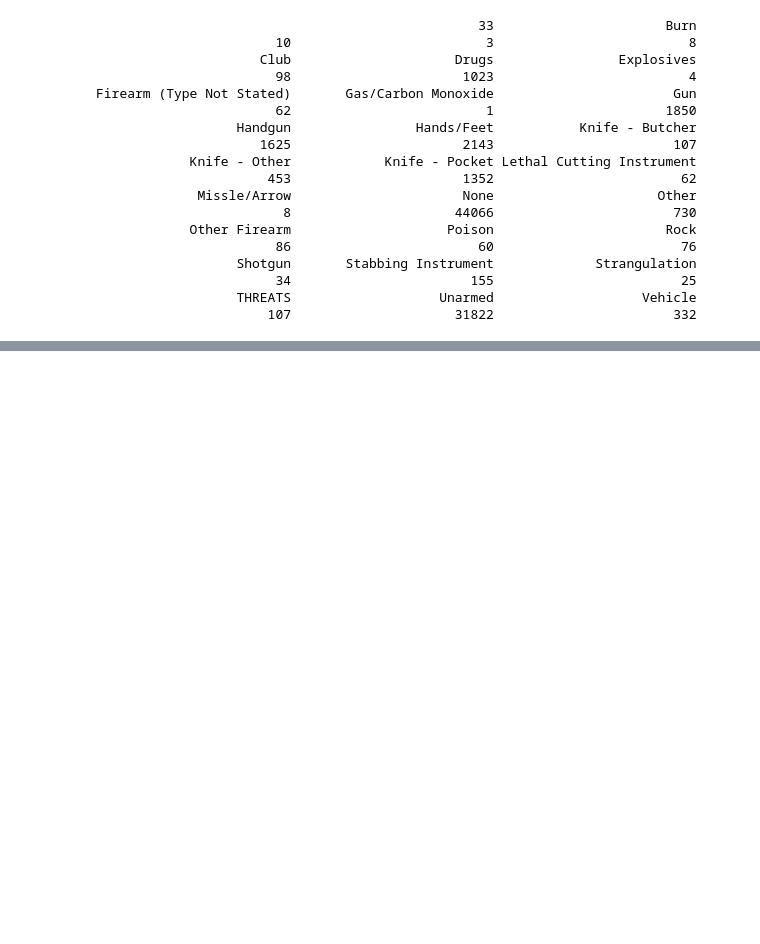
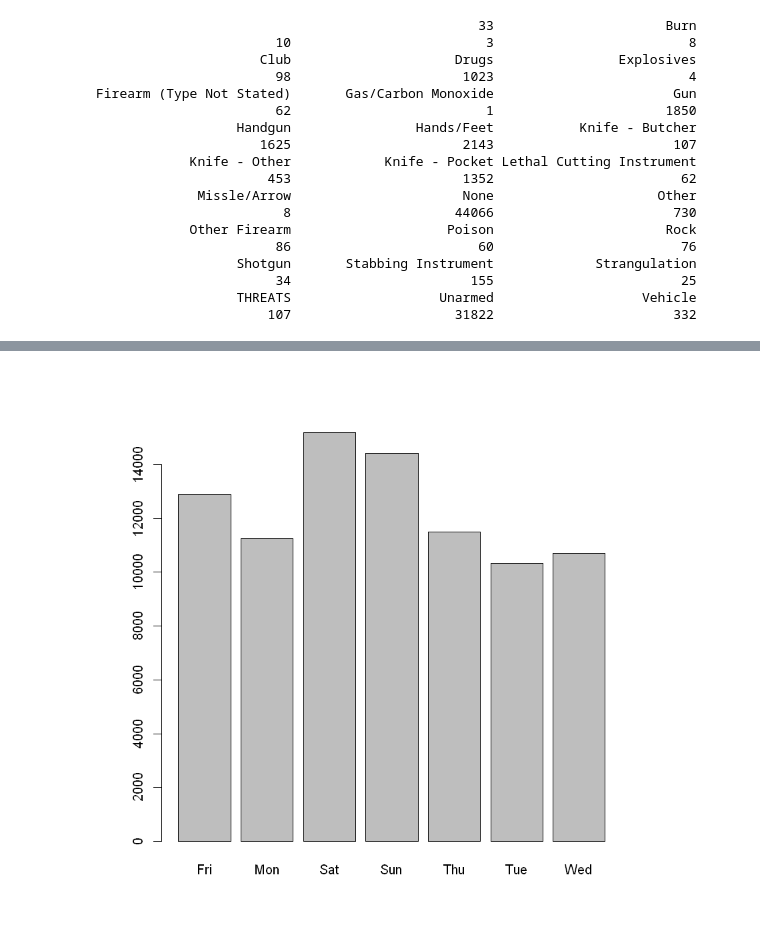
Before and after one commit to meystingray/DallasPoliceData, a Jupyter notebook: Police Arrests.ipynb, the cells around one changed output, grey strips where cells are left out. Drawn from its saved outputs; the diff is of its cells as text; code cells hidden in the pictures; blank space fills up the shorter version.

```diff
--- a/Police Arrests.ipynb
+++ b/Police Arrests.ipynb
@@ -61,0 +128,4 @@ Firearm (Type Not Stated)       Gas/Carbon Monoxide                       Gun
+# %%
+barplot(table(PA$aradow))
+# %% [output]
+[figure, added]
```
Also changed, not shown: parts of 8 cells of this notebook, 5 other files.
